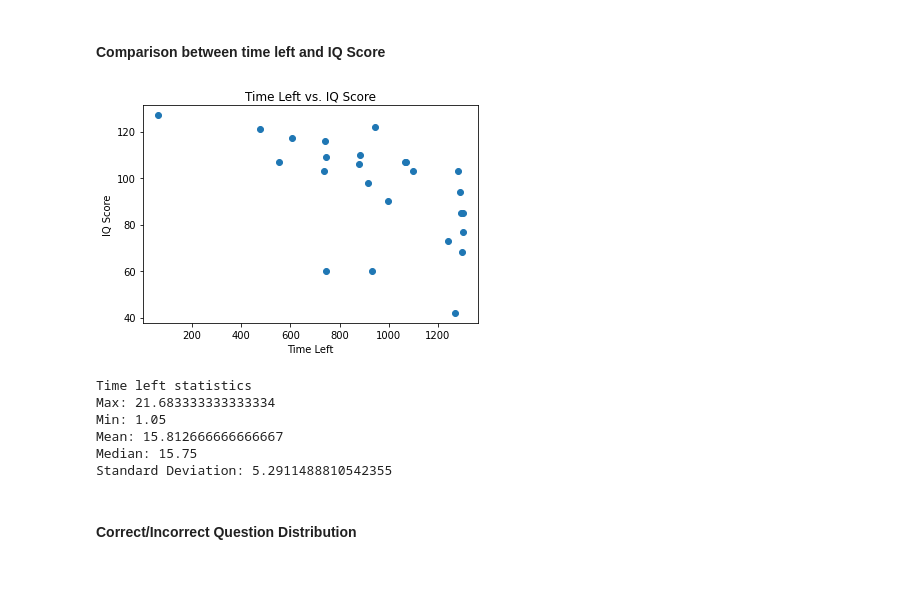
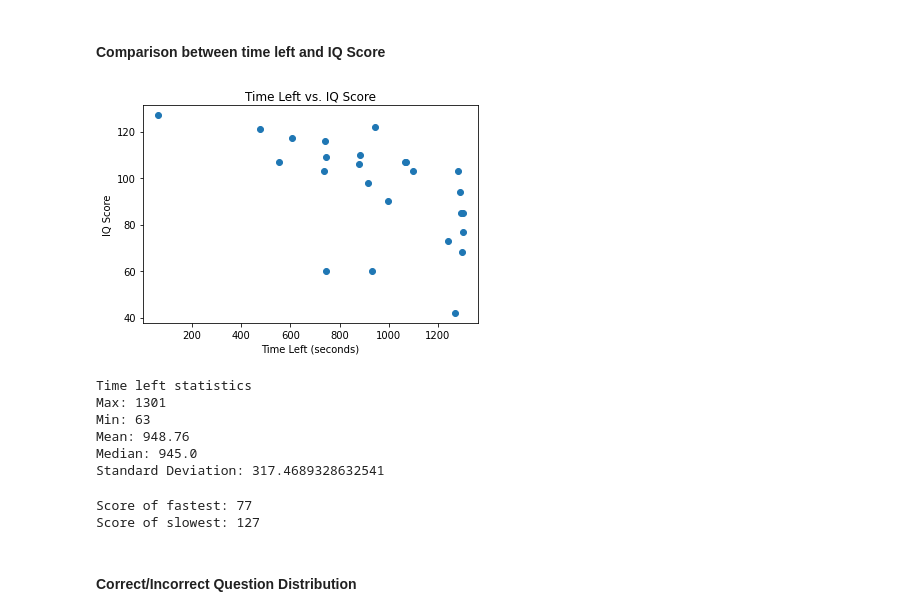
Before and after one commit to MrPoketes/iq-test-analysis, a Jupyter notebook: analysis.ipynb, the cells around one changed output. Drawn from its saved outputs; the diff is of its cells as text; code cells hidden in the pictures; blank space fills up the shorter version.

```diff
--- a/analysis.ipynb
+++ b/analysis.ipynb
@@ -90,19 +90,19 @@ Standard Deviation: 21.929812280698318
 # %%
 time_left = user_df['timeLeft']
 scores = user_df['score']
 
 # Create a scatter plot of time left vs. score
 plt.scatter(time_left, scores)
 
 # Label the axes and add a title
-plt.xlabel('Time Left')
+plt.xlabel('Time Left (seconds)')
 plt.ylabel('IQ Score')
 plt.title('Time Left vs. IQ Score')
 
 # Show the plot
 plt.show()
 # %% [output]
-[figure, old version]
+[figure, new version]
 # %%
 time_left_mean = time_left.mean()
 time_left_median = time_left.median()
@@ -110,18 +110,26 @@ time_left_std = time_left.std()
 time_left_max = time_left.max()
 time_left_min = time_left.min()
 print("Time left statistics")
-print(f"Max: {time_left_max / 60}")
-print(f"Min: {time_left_min / 60}")
-print(f"Mean: {time_left_mean / 60}")
-print(f"Median: {time_left_median / 60}")
-print(f"Standard Deviation: {time_left_std / 60}")
+print(f"Max: {time_left_max}")
+print(f"Min: {time_left_min}")
+print(f"Mean: {time_left_mean}")
+print(f"Median: {time_left_median}")
+print(f"Standard Deviation: {time_left_std}")
 # %% [output]
 Time left statistics
-Max: 21.683333333333334
-Min: 1.05
-Mean: 15.812666666666667
-Median: 15.75
-Standard Deviation: 5.2911488810542355
+Max: 1301
+Min: 63
+Mean: 948.76
+Median: 945.0
+Standard Deviation: 317.4689328632541
+# %%
+score_of_fastest = scores[time_left == time_left_max].values[0]
+score_of_slowest = scores[time_left == time_left_min].values[0]
+print(f"Score of fastest: {score_of_fastest}")
+print(f"Score of slowest: {score_of_slowest}")
+# %% [output]
+Score of fastest: 77
+Score of slowest: 127
 # %% [markdown]
 #### Correct/Incorrect Question Distribution
 # %%
```
